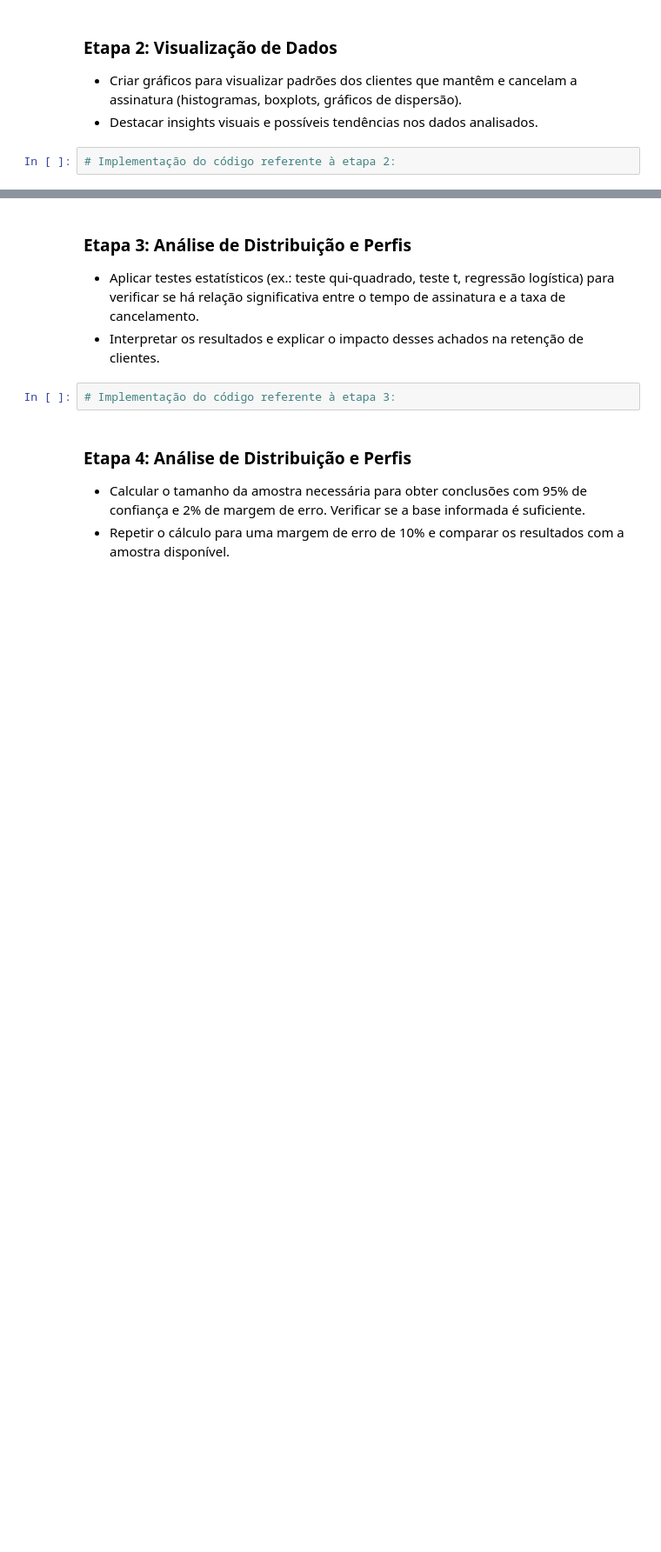
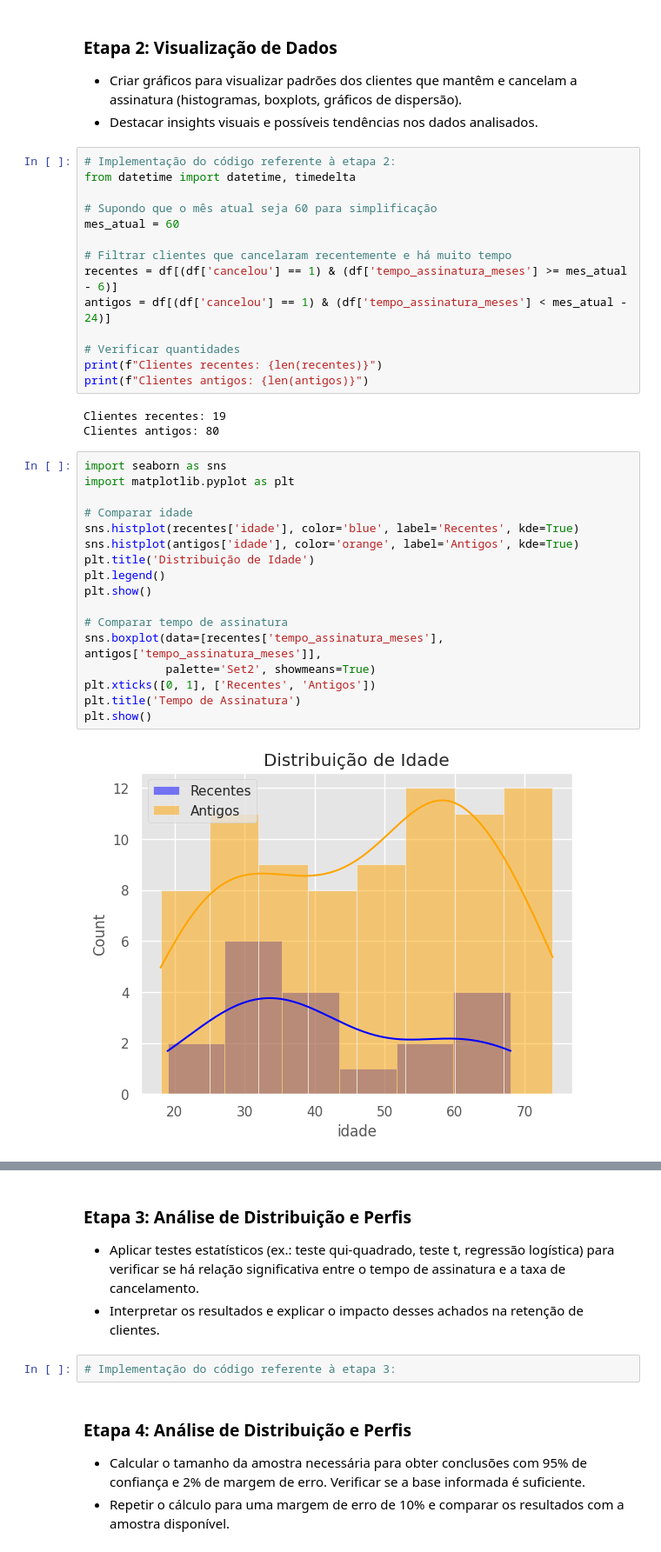
Before and after one commit to devLarissaRodrigues/WoMakersCode-DataAnalytics-DesafiosEmSquad, a Jupyter notebook: Desafio3_completo_em_squad_ipynb.ipynb, the cells around one changed output, grey strips where cells are left out. Shown at 87% size. Saved outputs shown, nothing was run; the diff lists cells and outputs as text; blank space fills up the shorter version.

Commit message:
Commit Etapa 2 do colab Cris- mais tarefa 3 da divisao

```diff
--- a/Desafio3_completo_em_squad_ipynb.ipynb
+++ b/Desafio3_completo_em_squad_ipynb.ipynb
@@ -208,5 +208,39 @@ for column in df_maior_24.select_dtypes(include=np.number).columns:
 
 *   Criar gráficos para visualizar padrões dos clientes que mantêm e cancelam a assinatura (histogramas, boxplots, gráficos de dispersão).
 *   Destacar insights visuais e possíveis tendências nos dados analisados.
-# %%
-# Implementação do código referente à etapa 2:
+# %%
+# Implementação do código referente à etapa 2:
+from datetime import datetime, timedelta
+
+# Supondo que o mês atual seja 60 para simplificação
+mes_atual = 60
+
+# Filtrar clientes que cancelaram recentemente e há muito tempo
+recentes = df[(df['cancelou'] == 1) & (df['tempo_assinatura_meses'] >= mes_atual - 6)]
+antigos = df[(df['cancelou'] == 1) & (df['tempo_assinatura_meses'] < mes_atual - 24)]
+
+# Verificar quantidades
+print(f"Clientes recentes: {len(recentes)}")
+print(f"Clientes antigos: {len(antigos)}")
+# %% [output]
+Clientes recentes: 19
+Clientes antigos: 80
+# %%
+import seaborn as sns
+import matplotlib.pyplot as plt
+
+# Comparar idade
+sns.histplot(recentes['idade'], color='blue', label='Recentes', kde=True)
+sns.histplot(antigos['idade'], color='orange', label='Antigos', kde=True)
+plt.title('Distribuição de Idade')
+plt.legend()
+plt.show()
+
+# Comparar tempo de assinatura
+sns.boxplot(data=[recentes['tempo_assinatura_meses'], antigos['tempo_assinatura_meses']],
+            palette='Set2', showmeans=True)
+plt.xticks([0, 1], ['Recentes', 'Antigos'])
+plt.title('Tempo de Assinatura')
+plt.show()
+# %% [output]
+[figure, added]
```
Also changed, not shown: parts of 5 cells of this notebook.
